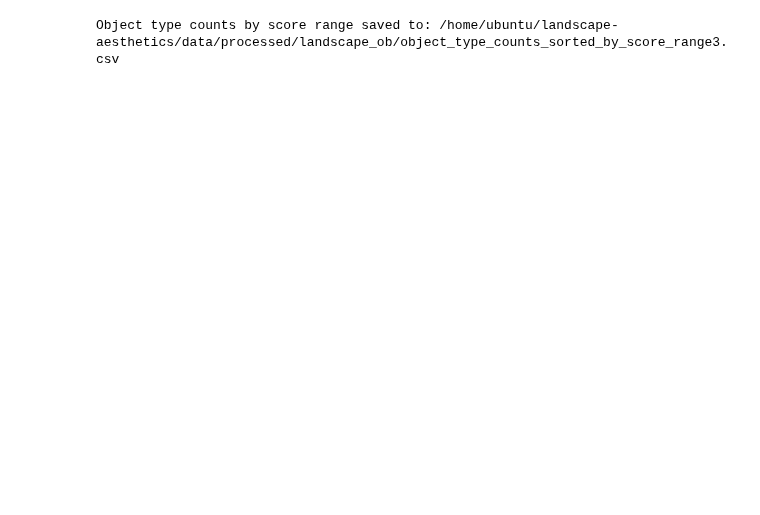
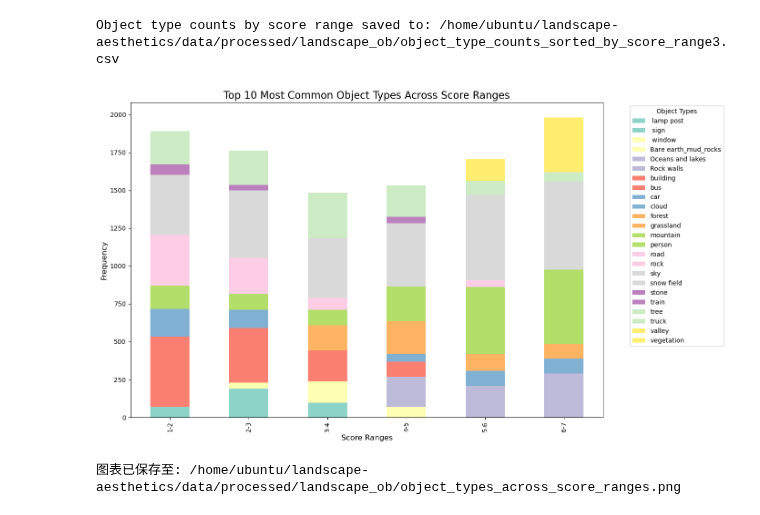
Before and after one commit to COrtsJosep/landscape-aesthetics, a Jupyter notebook: src/models/object_type_count_image.ipynb, the cells around one changed output. Saved outputs shown, nothing was run; the diff lists cells and outputs as text; code cells hidden in the pictures; blank space fills up the shorter version.

```diff
--- a/src/models/object_type_count_image.ipynb
+++ b/src/models/object_type_count_image.ipynb
@@ -114,0 +205,54 @@ Object type counts by score range saved to: /home/ubuntu/landscape-aesthetics/da
+# %%
+import pandas as pd
+import matplotlib.pyplot as plt
+from pathlib import Path
+
+# 设定文件路径
+file_location_path = Path.cwd()
+project_base_path = file_location_path.parent.parent
+
+file_path = project_base_path / 'data' / 'processed' / 'landscape_ob' / 'object_type_counts_sorted_by_score_range3.csv'
+
+# 读取数据
+data = pd.read_csv(file_path)
+
+# 确保数据中包含了必要的列
+if set(['score_range', 'object_types', 'count']).issubset(data.columns):
+
+    # 获取每个评分范围中最常见的前10个物体类型
+    top_objects_per_score = data.groupby('score_range').apply(
+        lambda x: x.nlargest(10, 'count')).reset_index(drop=True)
+
+    # 创建透视表，以评分范围为列，物体类型为索引，频率为值
+    pivot_data = top_objects_per_score.pivot(index='score_range', columns='object_types', values='count').fillna(0)
+
+    # 绘制图表（堆叠柱状图，以score_range为X轴）
+    plt.figure(figsize=(14, 8))
+
+    # 使用色盲友好的调色板 Set3
+    pivot_data.plot(kind='bar', stacked=True, colormap='Set3', ax=plt.gca())
+
+    # 设置图表标题和标签
+    plt.title('Top 10 Most Common Object Types Across Score Ranges', fontsize=16)
+    plt.xlabel('Score Ranges', fontsize=12)
+    plt.ylabel('Frequency', fontsize=12)
+
+    # 调整图例位置
+    plt.legend(title='Object Types', bbox_to_anchor=(1.05, 1), loc='upper left')
+    plt.tight_layout()
+
+    # 保存图表图片
+    output_file = project_base_path / 'data' / 'processed' / 'landscape_ob' / 'object_types_across_score_ranges.png'
+    output_file.parent.mkdir(parents=True, exist_ok=True)  # 创建目录
+    plt.savefig(output_file, dpi=300)  # 保存图表
+
+    # 显示图表
+    plt.show()
+
+    print(f"图表已保存至: {output_file}")
+
+else:
+    print("数据文件缺少必要的列：'score_range', 'object_types', 'count'")
+# %% [output]
+[figure, added]
+图表已保存至: /home/ubuntu/landscape-aesthetics/data/processed/landscape_ob/object_types_across_score_ranges.png
```
Also changed, not shown: parts of 3 cells of this notebook, 2 other files.
